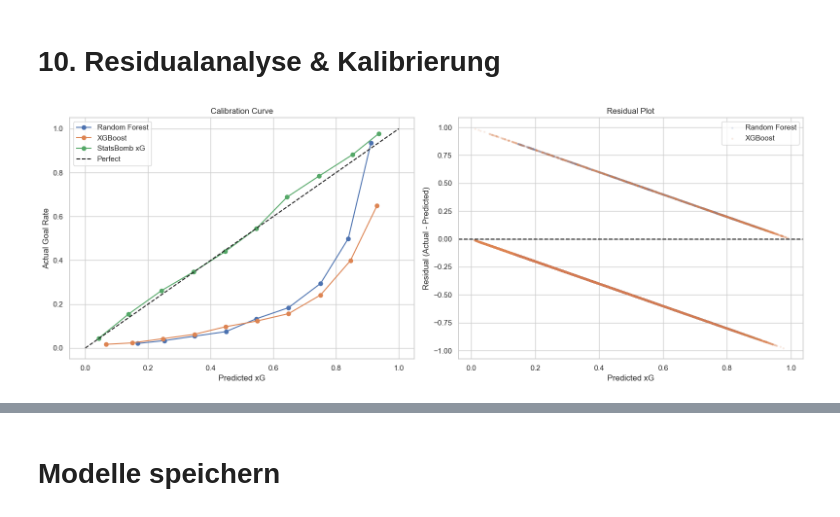
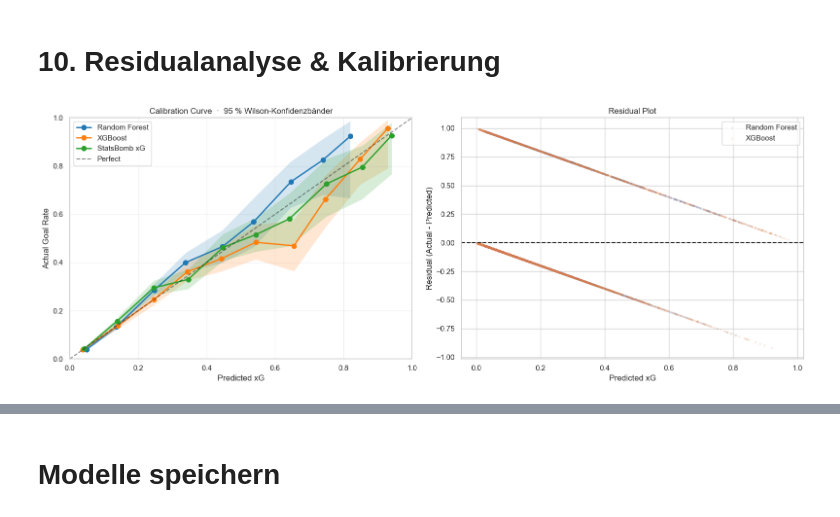
Before and after one commit to DavidBlassnig/xG-Model, a Jupyter notebook: training.ipynb, the cells around one changed output, grey strips where cells are left out. Saved outputs shown, nothing was run; the diff lists cells and outputs as text; code cells hidden in the pictures.

```diff
--- a/training.ipynb
+++ b/training.ipynb
@@ -72,9 +149,19 @@ shots = shots[shots["shot_outcome"] != "Own Goal"].copy()
 # Zielvariable
 shots["goal"] = (shots["shot_outcome"] == "Goal").astype(int)
 
-# Koordinaten aus location extrahieren
-shots["x"] = shots["location"].apply(lambda loc: loc[0] if isinstance(loc, list) else np.nan)
-shots["y"] = shots["location"].apply(lambda loc: loc[1] if isinstance(loc, list) else np.nan)
+# Koordinaten aus location extrahieren (Parquet liefert np.ndarray statt list)
+def _coord(loc, i):
+    if loc is None:
+        return np.nan
+    try:
+        if len(loc) >= 2:
+            return float(loc[i])
+    except TypeError:
+        return np.nan
+    return np.nan
+
+shots["x"] = shots["location"].apply(lambda loc: _coord(loc, 0))
+shots["y"] = shots["location"].apply(lambda loc: _coord(loc, 1))
 
 shots = shots.dropna(subset=["x", "y"])
 
@@ -260,31 +770,79 @@ plt.show()
 # %% [markdown]
 # 10. Residualanalyse & Kalibrierung
 # %%
+def wilson_interval(k: int, n: int, z: float = 1.96) -> tuple[float, float]:
+    """95%-Wilson-Score-Intervall für eine Binomial-Proportion."""
+    if n == 0:
+        return 0.0, 1.0
+    p = k / n
+    denom = 1 + z**2 / n
+    center = (p + z**2 / (2 * n)) / denom
+    margin = z * np.sqrt(p * (1 - p) / n + z**2 / (4 * n**2)) / denom
+    return max(0.0, center - margin), min(1.0, center + margin)
+
+
+def binned_calibration(y_true, y_pred, n_bins: int = 10) -> pd.DataFrame:
+    """Gleichbreite Bins über [0,1]. Pro Bin: predicted_mean, observed_rate,
+    Wilson-CI (lo, hi), Anzahl Shots."""
+    y_true = np.asarray(y_true)
+    y_pred = np.asarray(y_pred)
+    edges = np.linspace(0, 1, n_bins + 1)
+    idx = np.clip(np.digitize(y_pred, edges) - 1, 0, n_bins - 1)
+    rows = []
+    for b in range(n_bins):
+        mask = idx == b
+        n = int(mask.sum())
+        if n == 0:
+            continue
+        k = int(y_true[mask].sum())
+        lo, hi = wilson_interval(k, n)
+        rows.append((y_pred[mask].mean(), k / n, lo, hi, n))
+    return pd.DataFrame(rows, columns=["pred_mean", "obs_rate", "lo", "hi", "n"])
+
+
 fig, axes = plt.subplots(1, 2, figsize=(16, 6))
 
-# --- Kalibrierungsplot ---
+# --- Kalibrierungsplot mit 95% Wilson-CI ---
 ax = axes[0]
-for name, proba in [("Random Forest", rf_proba), ("XGBoost", xgb_proba), ("StatsBomb xG", sb_xg)]:
-    fraction_of_positives, mean_predicted = calibration_curve(y_test, proba, n_bins=10)
-    ax.plot(mean_predicted, fraction_of_positives, marker="o", label=name)
-ax.plot([0, 1], [0, 1], "k--", label="Perfect")
+models = [
+    ("Random Forest", rf_proba,     "#1f77b4"),
+    ("XGBoost",       xgb_proba,    "#ff7f0e"),
+    ("StatsBomb xG",  sb_xg.values, "#2ca02c"),
+]
+for name, proba, color in models:
+    cal = binned_calibration(y_test.values, proba, n_bins=10)
+    ax.fill_between(cal["pred_mean"], cal["lo"], cal["hi"],
+                    color=color, alpha=0.18, linewidth=0)
+    ax.plot(cal["pred_mean"], cal["obs_rate"],
+            marker="o", color=color, label=name, lw=2, markersize=7)
+
+ax.plot([0, 1], [0, 1], "k--", label="Perfect", alpha=0.5)
 ax.set_xlabel("Predicted xG")
 ax.set_ylabel("Actual Goal Rate")
-ax.set_title("Calibration Curve")
-ax.legend()
+ax.set_title("Calibration Curve  ·  95 % Wilson-Konfidenzbänder")
+ax.legend(loc="upper left")
+ax.set_xlim(0, 1)
+ax.set_ylim(0, 1)
+ax.grid(alpha=0.3)
 
 # --- Residualanalyse ---
 ax2 = axes[1]
 for name, proba in [("Random Forest", rf_proba), ("XGBoost", xgb_proba)]:
     residuals = y_test.values - proba
     ax2.scatter(proba, residuals, alpha=0.1, s=5, label=name)
 ax2.axhline(y=0, color="k", linestyle="--")
 ax2.set_xlabel("Predicted xG")
 ax2.set_ylabel("Residual (Actual - Predicted)")
 ax2.set_title("Residual Plot")
 ax2.legend()
 
 plt.tight_layout()
 plt.show()
+
+# Bin-Größen für die Mid-Range-Diagnose
+print("XGBoost  ·  Bin-Belegung (Equal-Width, 10 Bins):")
+print(binned_calibration(y_test.values, xgb_proba, n_bins=10)
+      [["pred_mean", "n", "obs_rate", "lo", "hi"]]
+      .round(3).to_string(index=False))
 # %% [output]
-[figure, old version]
+[figure, new version]
```
Also changed, not shown: parts of 20 cells of this notebook, 7 other files.
